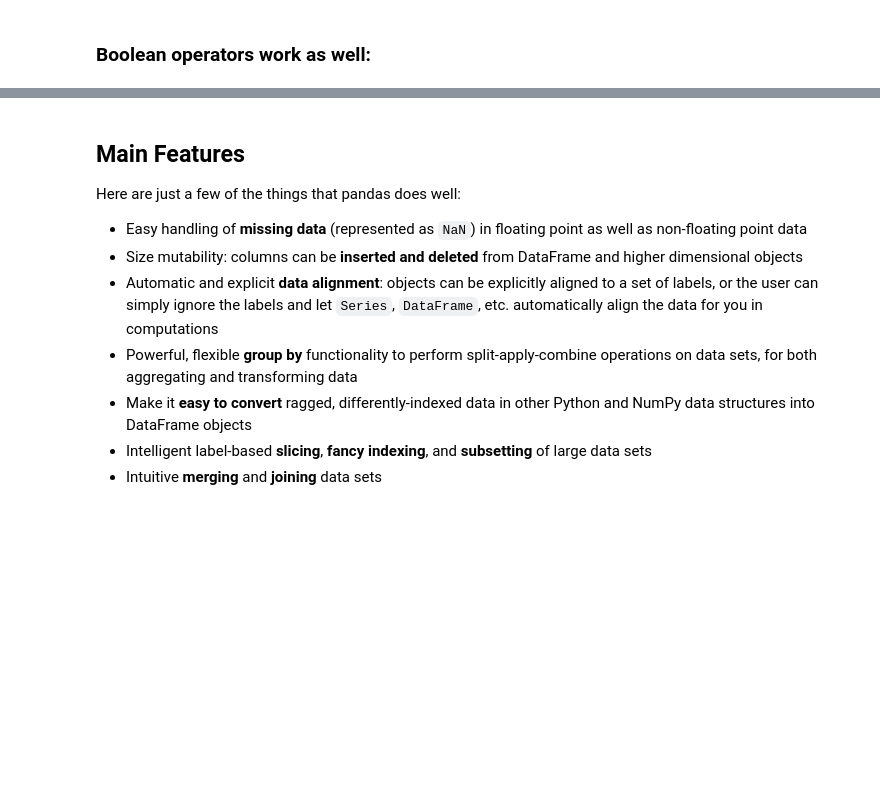
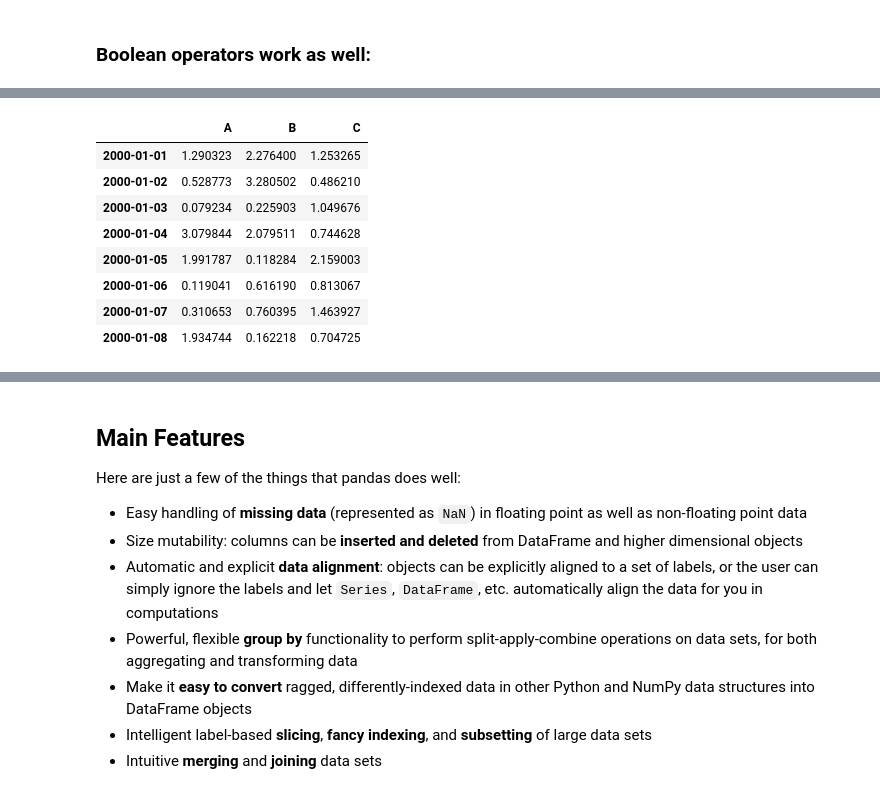
Before and after one commit to jan-osch/python-lecture, a Jupyter notebook: Pandas-2.ipynb, the cells around one changed output, grey strips where cells are left out. Drawn from its saved outputs; the diff is of its cells as text; code cells hidden in the pictures; blank space fills up the shorter version.

```diff
--- a/Pandas-2.ipynb
+++ b/Pandas-2.ipynb
@@ -310,0 +376,12 @@ df2 = DataFrame({'a' : [0, 1, 1], 'b' : [1, 1, 0] }, dtype=bool)
+# %%
+np.exp(df)
+# %% [output]
+|  | A | B | C |
+| 2000-01-01 | 1.290323 | 2.276400 | 1.253265 |
+| 2000-01-02 | 0.528773 | 3.280502 | 0.486210 |
+| 2000-01-03 | 0.079234 | 0.225903 | 1.049676 |
+| 2000-01-04 | 3.079844 | 2.079511 | 0.744628 |
+| 2000-01-05 | 1.991787 | 0.118284 | 2.159003 |
+| 2000-01-06 | 0.119041 | 0.616190 | 0.813067 |
+| 2000-01-07 | 0.310653 | 0.760395 | 1.463927 |
+| 2000-01-08 | 1.934744 | 0.162218 | 0.704725 |
```
Also changed, not shown: parts of 30 cells of this notebook.
